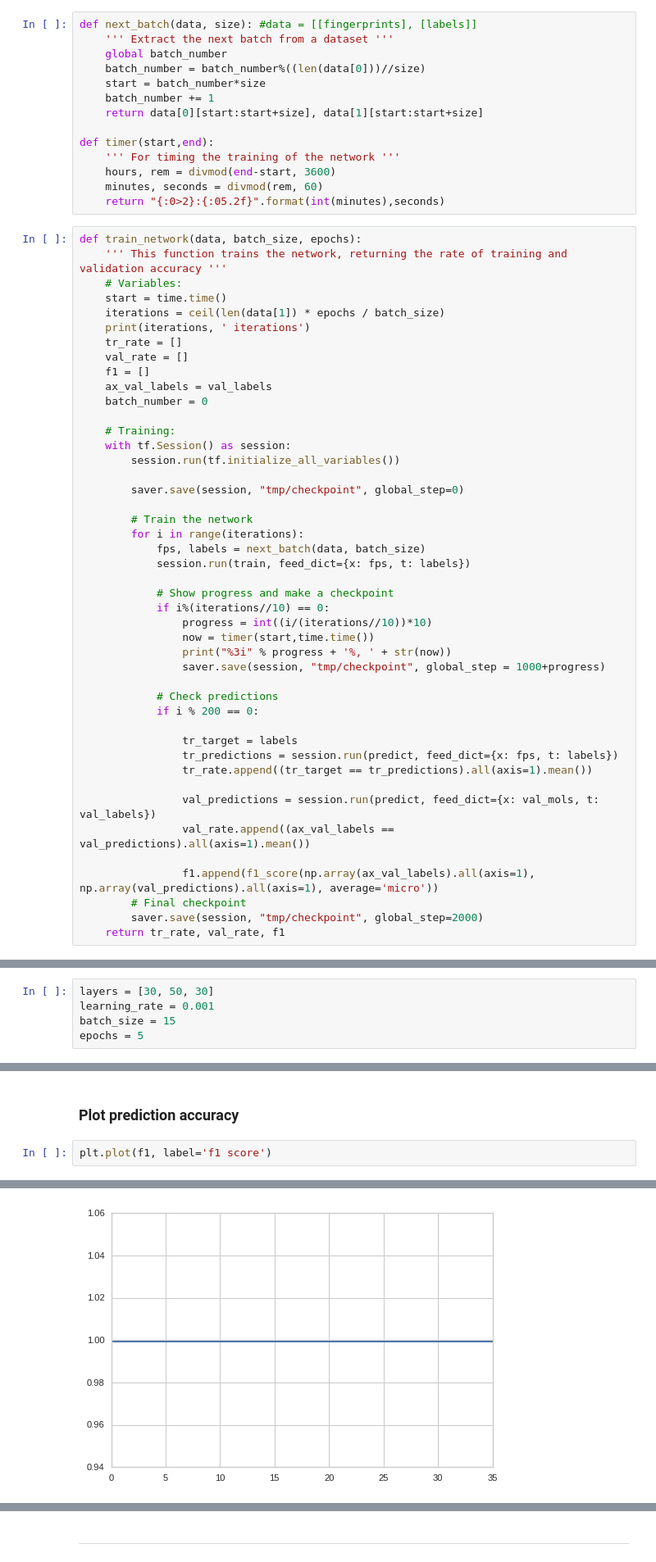
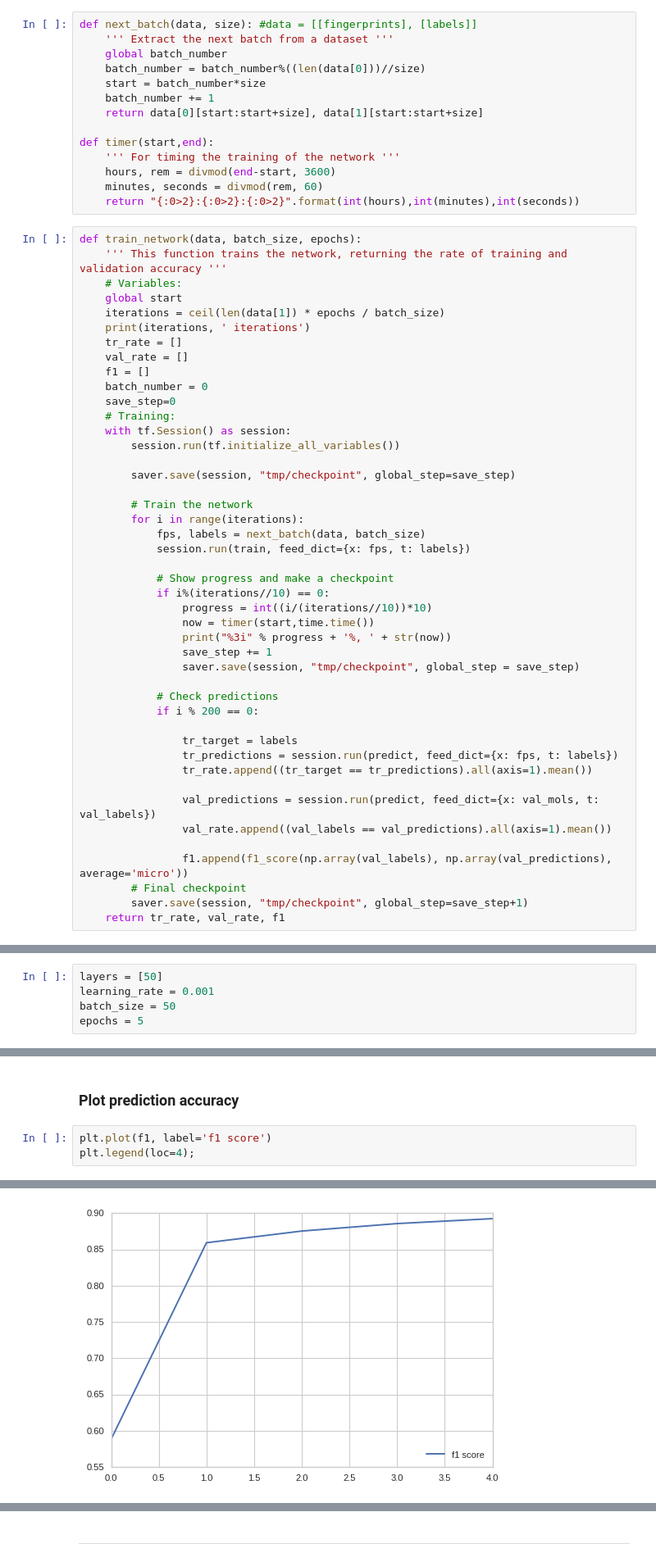
Before and after one commit to Xidron/qSAR-net, a Jupyter notebook: network.ipynb, the cells around one changed output, grey strips where cells are left out. Shown: that part at 82% size. Saved outputs shown, nothing was run; the diff lists cells and outputs as text.

```diff
--- a/network.ipynb
+++ b/network.ipynb
@@ -195,25 +224,24 @@ def timer(start,end):
     ''' For timing the training of the network '''
     hours, rem = divmod(end-start, 3600)
     minutes, seconds = divmod(rem, 60)
-    return "{:0>2}:{:05.2f}".format(int(minutes),seconds)
+    return "{:0>2}:{:0>2}:{:0>2}".format(int(hours),int(minutes),int(seconds))
 # %%
 def train_network(data, batch_size, epochs):
     ''' This function trains the network, returning the rate of training and validation accuracy '''
     # Variables:
-    start = time.time()
+    global start
     iterations = ceil(len(data[1]) * epochs / batch_size)
     print(iterations, ' iterations')
     tr_rate = []
     val_rate = []
     f1 = []
-    ax_val_labels = val_labels
     batch_number = 0
-
+    save_step=0
     # Training:
     with tf.Session() as session:
         session.run(tf.initialize_all_variables())
 
-        saver.save(session, "tmp/checkpoint", global_step=0)
+        saver.save(session, "tmp/checkpoint", global_step=save_step)
 
         # Train the network
         for i in range(iterations):
@@ -225,7 +253,8 @@ def train_network(data, batch_size, epochs):
                 progress = int((i/(iterations//10))*10)
                 now = timer(start,time.time())
                 print("%3i" % progress + '%, ' + str(now))
-                saver.save(session, "tmp/checkpoint", global_step = 1000+progress)
+                save_step += 1
+                saver.save(session, "tmp/checkpoint", global_step = save_step)
 
             # Check predictions
             if i % 200 == 0:
@@ -235,11 +264,11 @@ def train_network(data, batch_size, epochs):
                 tr_rate.append((tr_target == tr_predictions).all(axis=1).mean())
 
                 val_predictions = session.run(predict, feed_dict={x: val_mols, t: val_labels})
-                val_rate.append((ax_val_labels == val_predictions).all(axis=1).mean())
+                val_rate.append((val_labels == val_predictions).all(axis=1).mean())
 
-                f1.append(f1_score(np.array(ax_val_labels).all(axis=1), np.array(val_predictions).all(axis=1), average='micro'))
+                f1.append(f1_score(np.array(val_labels), np.array(val_predictions), average='micro'))
         # Final checkpoint
-        saver.save(session, "tmp/checkpoint", global_step=2000)
+        saver.save(session, "tmp/checkpoint", global_step=save_step+1)
     return tr_rate, val_rate, f1
 # %% [markdown]
 ---
@@ -271,9 +300,9 @@ Wall time: 23.6 s
 # %% [markdown]
 ###  User-defined network variables:
 # %%
-layers = [30, 50, 30]
+layers = [50]
 learning_rate = 0.001
-batch_size = 15
+batch_size = 50
 epochs = 5
 # %% [markdown]
 ### Create and train the network
@@ -340,4 +352,5 @@ f1_score(aa.all(axis=1),bb.all(axis=1), average='micro')
 ### Plot prediction accuracy
 # %%
 plt.plot(f1, label='f1 score')
+plt.legend(loc=4);
 # %% [output]
@@ -345,4 +357,4 @@ plt.plot(f1, label='f1 score')
-[figure, old version]
+[figure, new version]
 # %%
 plt.plot(tr_rate, label='train')
 plt.plot(val_rate, label='validation')
```
Also changed, not shown: parts of 15 cells of this notebook.
